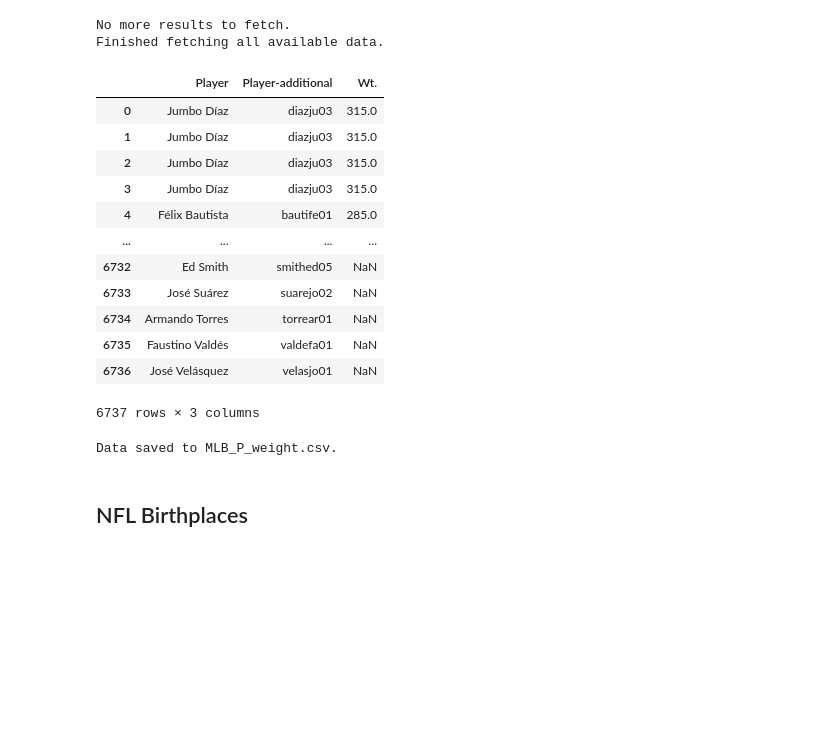
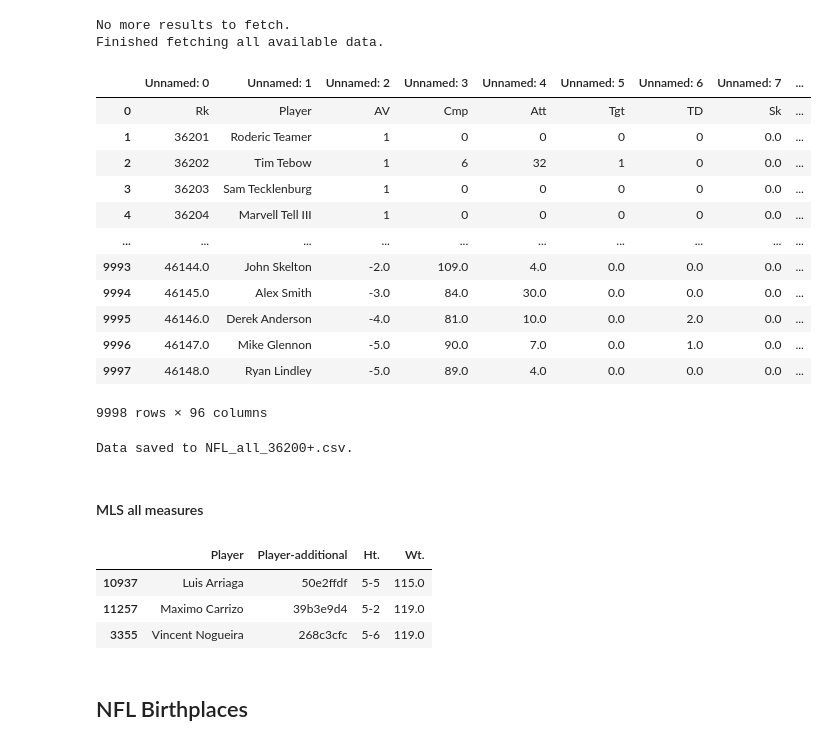
Before and after one commit to TB-DevAcc/non-american-in-us-sports-ranking, a Jupyter notebook: data_analysis/stathead_scrape.ipynb, the cells around one changed output. Saved outputs shown, nothing was run; the diff lists cells and outputs as text; code cells hidden in the pictures; blank space fills up the shorter version.

Commit message:
add measurements, finish combined file

```diff
--- a/data_analysis/stathead_scrape.ipynb
+++ b/data_analysis/stathead_scrape.ipynb
@@ -121,38 +125,41 @@ def clean_csv_data(all_csv_data):
 
 cleaned_csv = clean_csv_data(all_csv_data)
 # %%
-dataframe = pd.read_csv(StringIO(cleaned_csv))[['Player', 'Player-additional', 'Wt.']]
+dataframe = pd.read_csv(StringIO(cleaned_csv))#[['Player', 'Player-additional', 'Wt.']]
 dataframe
 # %% [output]
-|  | Player | Player-additional | Wt. |
-| 0 | Jumbo Díaz | diazju03 | 315.0 |
-| 1 | Jumbo Díaz | diazju03 | 315.0 |
-| 2 | Jumbo Díaz | diazju03 | 315.0 |
-| 3 | Jumbo Díaz | diazju03 | 315.0 |
-| 4 | Félix Bautista | bautife01 | 285.0 |
-| ... | ... | ... | ... |
-| 6732 | Ed Smith | smithed05 | NaN |
-| 6733 | José Suárez | suarejo02 | NaN |
-| 6734 | Armando Torres | torrear01 | NaN |
-| 6735 | Faustino Valdés | valdefa01 | NaN |
-| 6736 | José Velásquez | velasjo01 | NaN |
+|  | Unnamed: 0 | Unnamed: 1 | Unnamed: 2 | Unnamed: 3 | Unnamed: 4 | Unnamed: 5 | Unnamed: 6 | Unnamed: 7 | ... |
+| 0 | Rk | Player | AV | Cmp | Att | Tgt | TD | Sk | ... |
+| 1 | 36201 | Roderic Teamer | 1 | 0 | 0 | 0 | 0 | 0.0 | ... |
+| 2 | 36202 | Tim Tebow | 1 | 6 | 32 | 1 | 0 | 0.0 | ... |
+| 3 | 36203 | Sam Tecklenburg | 1 | 0 | 0 | 0 | 0 | 0.0 | ... |
+| 4 | 36204 | Marvell Tell III | 1 | 0 | 0 | 0 | 0 | 0.0 | ... |
+| ... | ... | ... | ... | ... | ... | ... | ... | ... | ... |
+| 9993 | 46144.0 | John Skelton | -2.0 | 109.0 | 4.0 | 0.0 | 0.0 | 0.0 | ... |
+| 9994 | 46145.0 | Alex Smith | -3.0 | 84.0 | 30.0 | 0.0 | 0.0 | 0.0 | ... |
+| 9995 | 46146.0 | Derek Anderson | -4.0 | 81.0 | 10.0 | 0.0 | 2.0 | 0.0 | ... |
+| 9996 | 46147.0 | Mike Glennon | -5.0 | 90.0 | 7.0 | 0.0 | 1.0 | 0.0 | ... |
+| 9997 | 46148.0 | Ryan Lindley | -5.0 | 89.0 | 4.0 | 0.0 | 0.0 | 0.0 | ... |
-6737 rows × 3 columns
+9998 rows × 96 columns
 # %%
 # filename = 'NBA_all.csv'
 # filename = 'NBA_height.csv'
 # filename = 'NBA_weight.csv'
-# filename = 'NFL_all.csv'
+filename = 'NFL_all.csv'
 # filename = 'NFL_measure.csv'
 # filename = 'MLB_B_foreign.csv'
 # filename = 'MLB_B_height.csv'
 # filename = 'MLB_B_weight.csv'
 # filename = 'MLB_P_foreign.csv'
 # filename = 'MLB_P_height.csv'
-filename = 'MLB_P_weight.csv'
+# filename = 'MLB_P_weight.csv'
+# filename = 'MLS_all.csv'
 # filename = 'MLS_foreign.csv'
 # filename = 'NHL_foreign.csv'
 
 dataframe.to_csv(filename, index=False)
 print(f"Data saved to {filename}.")
 # %% [output]
-Data saved to MLB_P_weight.csv.
+Data saved to NFL_all_36200+.csv.
+# %% [markdown]
+#### MLS all measures
@@ -159,3 +168,11 @@ Data saved to MLB_P_weight.csv.
+# %%
+# Sort
+df.sort_values(by='Wt.', ascending=True).head(3)
+# %% [output]
+|  | Player | Player-additional | Ht. | Wt. |
+| 10937 | Luis Arriaga | 50e2ffdf | 5-5 | 115.0 |
+| 11257 | Maximo Carrizo | 39b3e9d4 | 5-2 | 119.0 |
+| 3355 | Vincent Nogueira | 268c3cfc | 5-6 | 119.0 |
 # %% [markdown]
 ## NFL Birthplaces
 # %%
```
Also changed, not shown: parts of 22 cells of this notebook, 58 other files.
